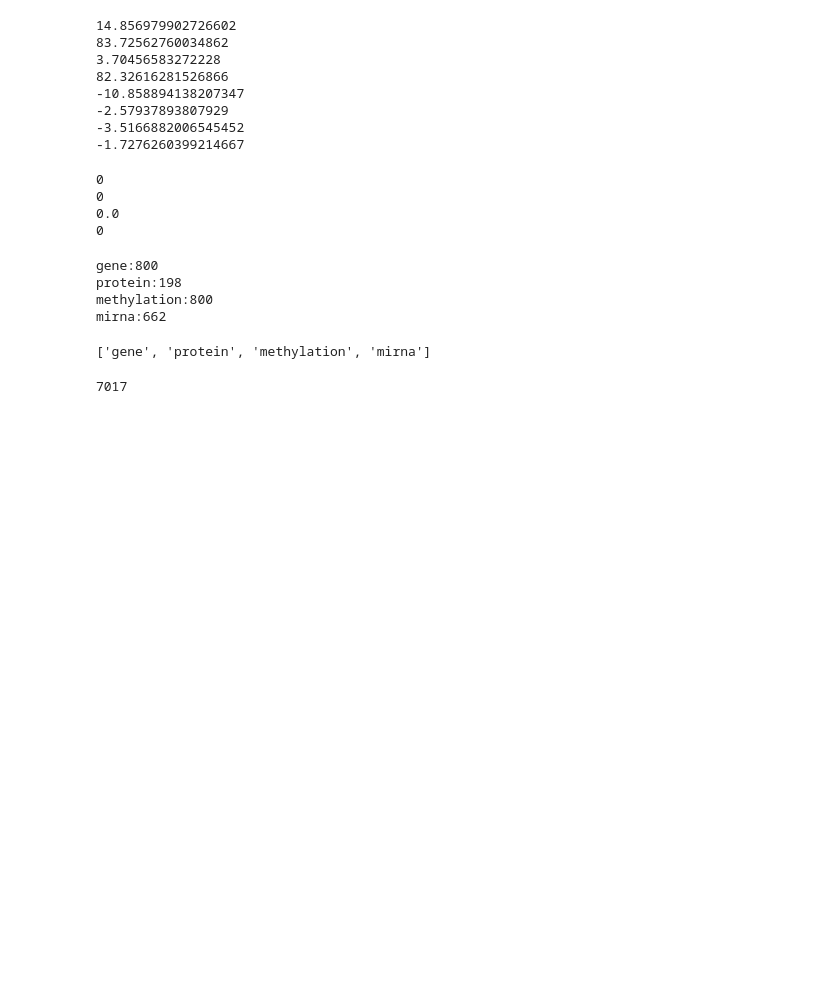
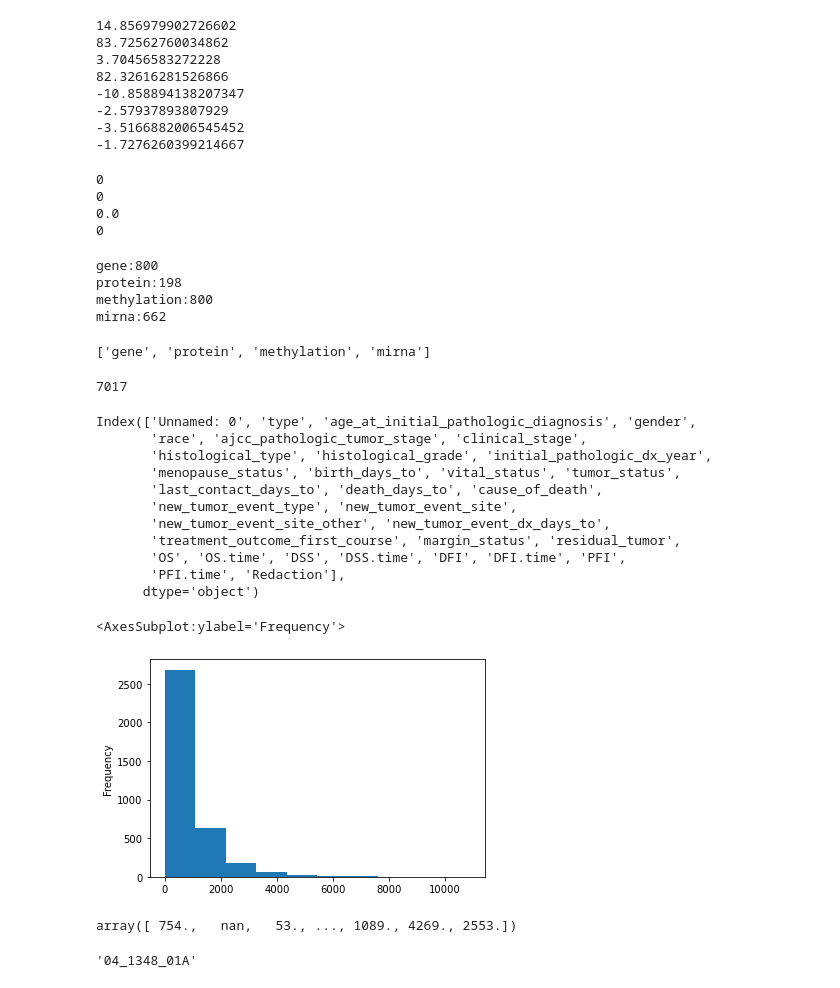
Before and after one commit to josiahbjorgaard/mca-paper, a Jupyter notebook: data/tcga/TCGA.ipynb, the cells around one changed output. Drawn from its saved outputs; the diff is of its cells as text; code cells hidden in the pictures; blank space fills up the shorter version.

```diff
--- a/data/tcga/TCGA.ipynb
+++ b/data/tcga/TCGA.ipynb
@@ -293,3 +293,28 @@ list(ds[0].keys())[1:]
 len(ds)
 # %% [output]
 7017
+# %%
+#!pip install openpyxl
+#!ls
+df=pd.read_excel('TCGA-CDR-SupplementalTableS1.xlsx', index_col=1)
+# %%
+print(df.columns)
+df.death_days_to.plot.hist()
+# %% [output]
+Index(['Unnamed: 0', 'type', 'age_at_initial_pathologic_diagnosis', 'gender',
+       'race', 'ajcc_pathologic_tumor_stage', 'clinical_stage',
+       'histological_type', 'histological_grade', 'initial_pathologic_dx_year',
+       'menopause_status', 'birth_days_to', 'vital_status', 'tumor_status',
+       'last_contact_days_to', 'death_days_to', 'cause_of_death',
+       'new_tumor_event_type', 'new_tumor_event_site',
+       'new_tumor_event_site_other', 'new_tumor_event_dx_days_to',
+       'treatment_outcome_first_course', 'margin_status', 'residual_tumor',
+       'OS', 'OS.time', 'DSS', 'DSS.time', 'DFI', 'DFI.time', 'PFI',
+       'PFI.time', 'Redaction'],
+      dtype='object')
+<AxesSubplot:ylabel='Frequency'>
+[figure, added]
+# %%
+df['DFI.time'].unique()
+# %% [output]
+array([ 754.,   nan,   53., ..., 1089., 4269., 2553.])
@@ -295,0 +323,4 @@ len(ds)
+# %%
+ds[0]['tcga_index']
+# %% [output]
+'04_1348_01A'
```
Also changed, not shown: parts of 11 cells of this notebook, 6 other files.
